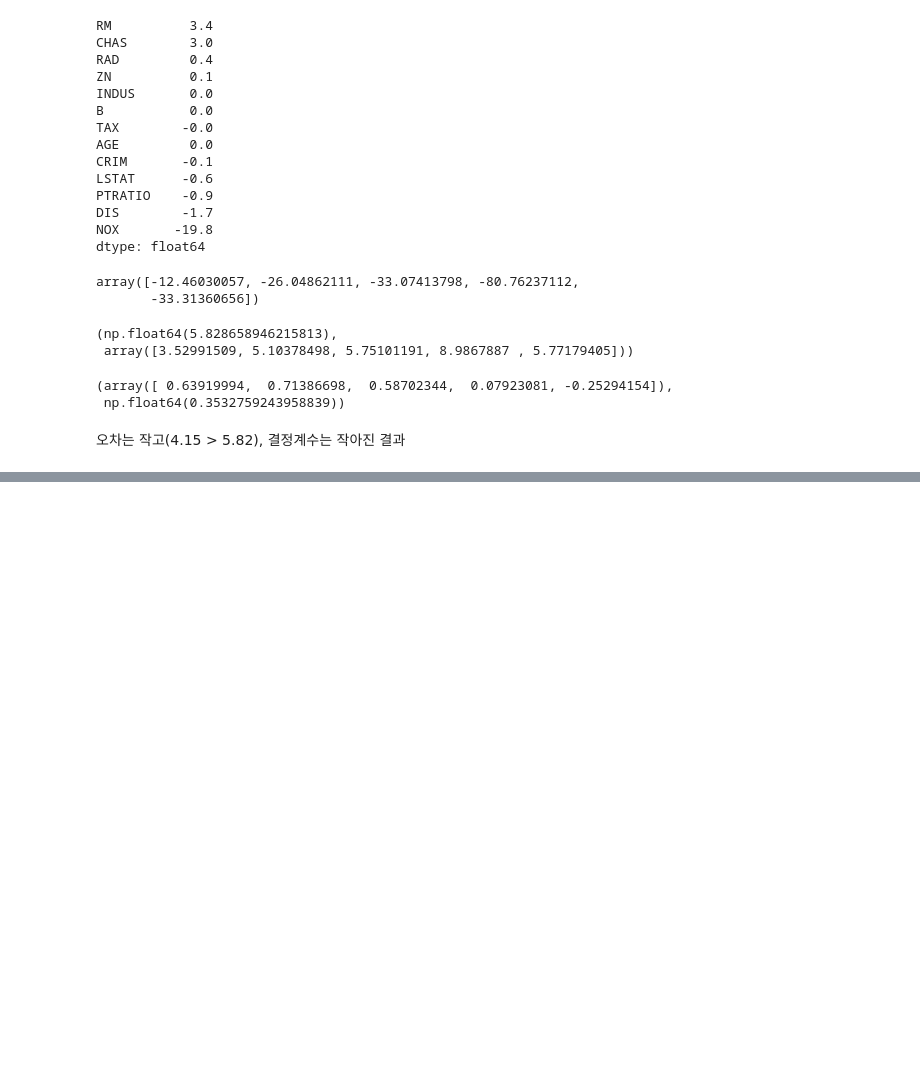
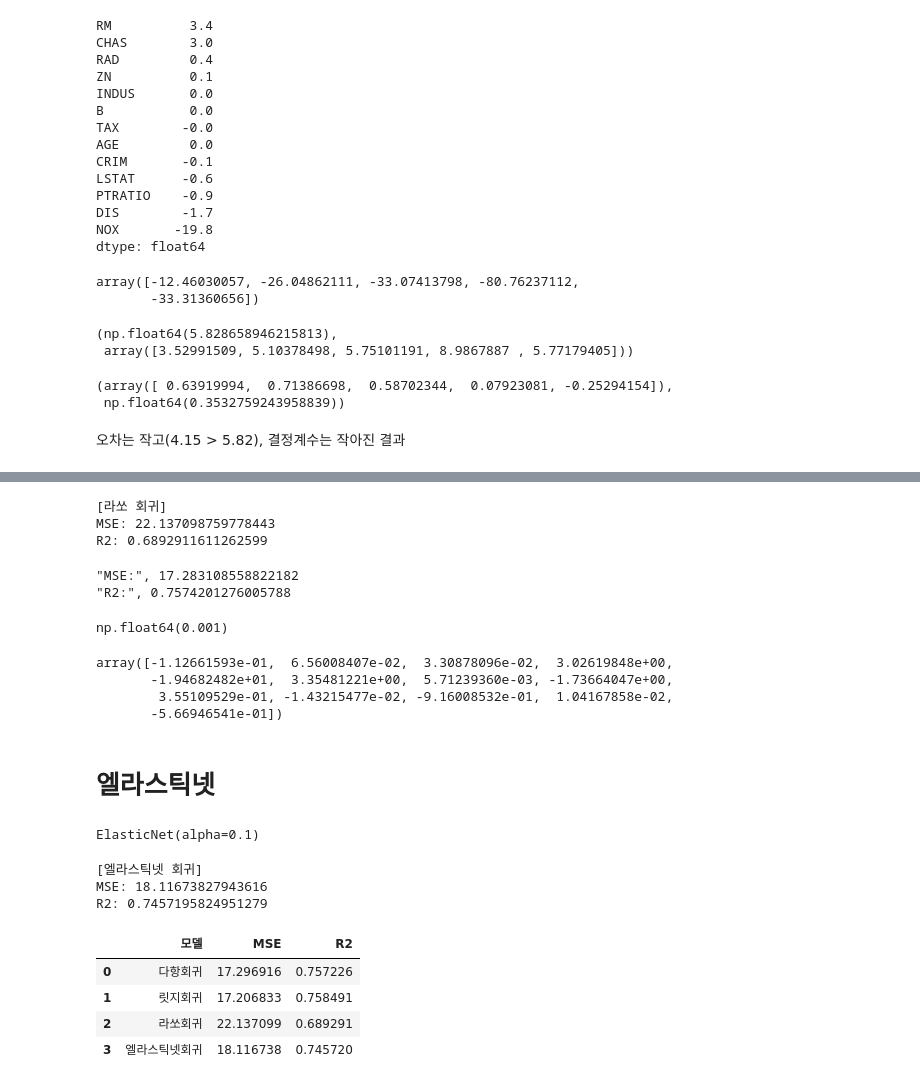
Before and after one commit to sjun4040/hipython_rep, a Jupyter notebook: 36.선형회귀분석.ipynb, the cells around one changed output, grey strips where cells are left out. Drawn from its saved outputs; the diff is of its cells as text; code cells hidden in the pictures; blank space fills up the shorter version.

```diff
--- a/36.선형회귀분석.ipynb
+++ b/36.선형회귀분석.ipynb
@@ -153,0 +187,75 @@ r2_scores, np.mean(r2_scores)
+# %%
+# Lasso
+lasso = Lasso(alpha=1.0)
+lasso.fit(X_train, y_train)
+pred_lasso = lasso.predict(X_test)
+
+print("\n[라쏘 회귀]")
+print("MSE:", mean_squared_error(y_test, pred_lasso))
+print("R2:", r2_score(y_test, pred_lasso))
+# %% [output]
+[라쏘 회귀]
+MSE: 22.137098759778443
+R2: 0.6892911611262599
+# %%
+lasso_cv = LassoCV(alphas=alphas, cv=5)
+lasso_cv.fit(X_train, y_train)
+lasso_preds = lasso_cv.predict(X_test)
+lasso_mse = mean_squared_error(y_test, lasso_preds)
+lasso_r2 = r2_score(y_test, lasso_preds)
+print(f'"MSE:", {lasso_mse}')
+print(f'"R2:", {lasso_r2}')
+# %% [output]
+"MSE:", 17.283108558822182
+"R2:", 0.7574201276005788
+# %%
+lasso_cv.alpha_
+# %% [output]
+np.float64(0.001)
+# %%
+lasso_cv.coef_
+# %% [output]
+array([-1.12661593e-01,  6.56008407e-02,  3.30878096e-02,  3.02619848e+00,
+       -1.94682482e+01,  3.35481221e+00,  5.71239360e-03, -1.73664047e+00,
+        3.55109529e-01, -1.43215477e-02, -9.16008532e-01,  1.04167858e-02,
+       -5.66946541e-01])
+# %% [markdown]
+# 엘라스틱넷
+# %%
+enet = ElasticNet(alpha=0.1, l1_ratio=0.5)
+enet.fit(X_train, y_train)
+# %% [output]
+ElasticNet(alpha=0.1)
+# %%
+enet_pred = enet.predict(X_test)
+print('[엘라스틱넷 회귀]')
+print("MSE:",mean_squared_error(y_test, enet_pred))
+print("R2:", r2_score(y_test, enet_pred))
+# %% [output]
+[엘라스틱넷 회귀]
+MSE: 18.11673827943616
+R2: 0.7457195824951279
+# %%
+results = pd.DataFrame({
+
+    '모델' : ['다항회귀', '릿지회귀', '라쏘회귀','엘라스틱넷회귀'],
+
+
+    'MSE' : [mean_squared_error(y_test,y_pred),
+             mean_squared_error(y_test,pred_ridge),
+             mean_squared_error(y_test,pred_lasso),
+             mean_squared_error(y_test,enet_pred)],
+
+
+    'R2' : [r2_score(y_test,y_pred),
+            r2_score(y_test,pred_ridge),
+            r2_score(y_test,pred_lasso),
+            r2_score(y_test, enet_pred)]
+})
+results
+# %% [output]
+|  | 모델 | MSE | R2 |
+| 0 | 다항회귀 | 17.296916 | 0.757226 |
+| 1 | 릿지회귀 | 17.206833 | 0.758491 |
+| 2 | 라쏘회귀 | 22.137099 | 0.689291 |
+| 3 | 엘라스틱넷회귀 | 18.116738 | 0.745720 |
```
Also changed, not shown: parts of 7 cells of this notebook, 3 other files.
